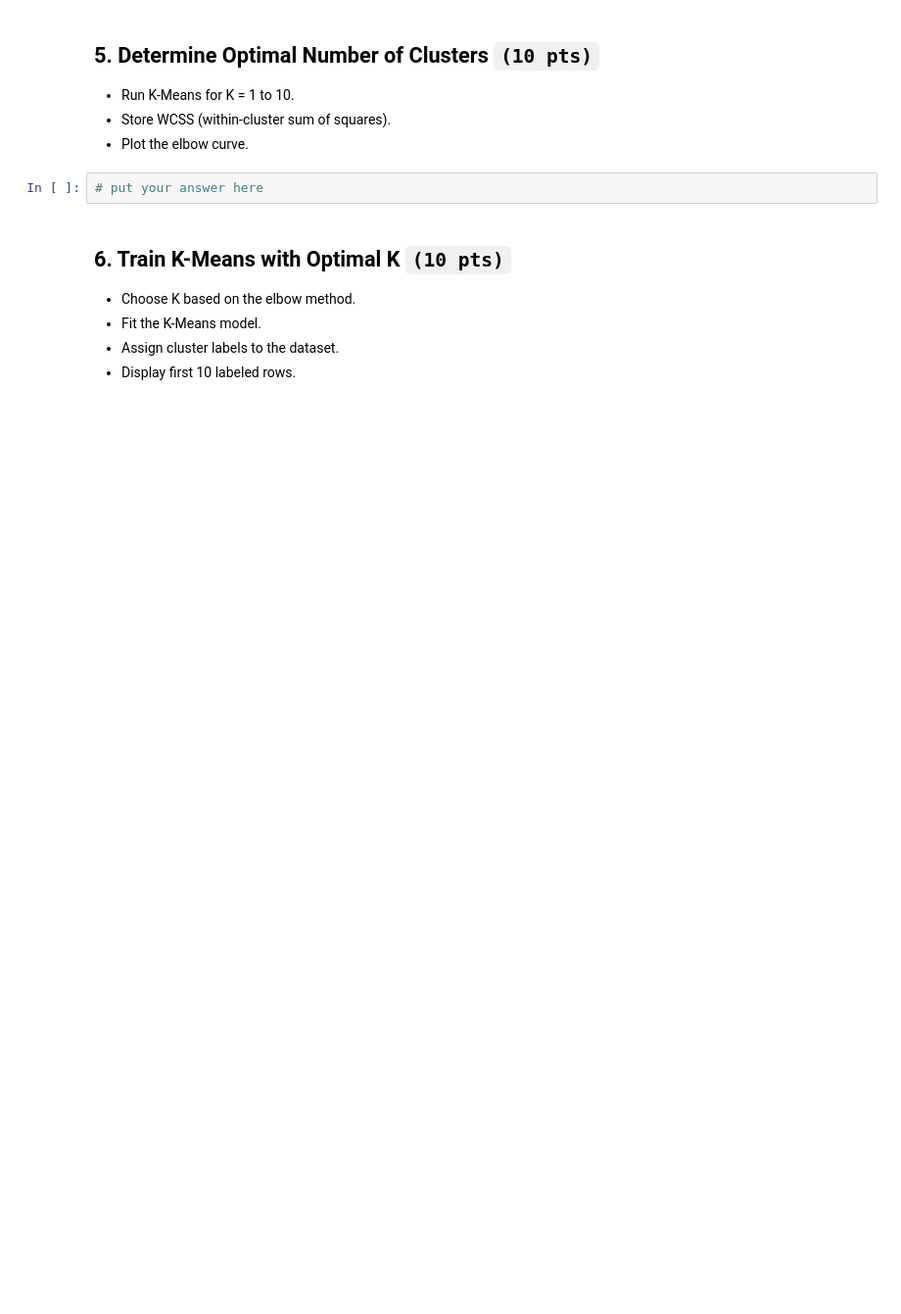
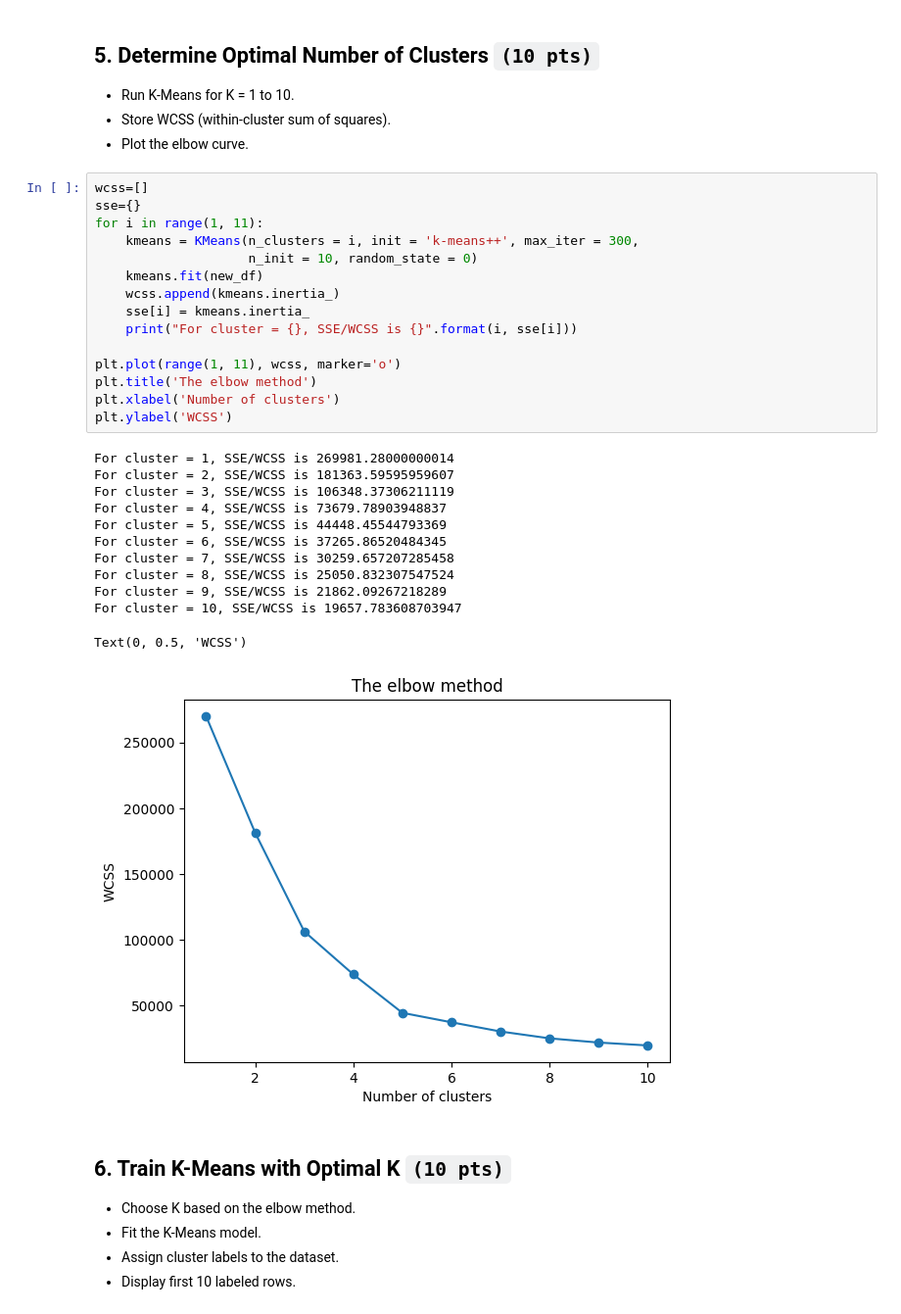
Before and after one commit to leonnmarcoo/CCADMACL_EXERCISES_COM232, a Jupyter notebook: Exercise 1B.ipynb, the cells around one changed output. Shown: that part at 98% size. Drawn from its saved outputs; the diff is of its cells as text; blank space fills up the shorter version.

```diff
--- a/Exercise 1B.ipynb
+++ b/Exercise 1B.ipynb
@@ -69,8 +119,34 @@ Display the first 10 rows. `(5 pts)`
 - Run K-Means for K = 1 to 10.
 - Store WCSS (within-cluster sum of squares).
 - Plot the elbow curve.
-# %%
-# put your answer here
+# %%
+wcss=[]
+sse={}
+for i in range(1, 11):
+    kmeans = KMeans(n_clusters = i, init = 'k-means++', max_iter = 300,
+                    n_init = 10, random_state = 0)
+    kmeans.fit(new_df)
+    wcss.append(kmeans.inertia_)
+    sse[i] = kmeans.inertia_
+    print("For cluster = {}, SSE/WCSS is {}".format(i, sse[i]))
+
+plt.plot(range(1, 11), wcss, marker='o')
+plt.title('The elbow method')
+plt.xlabel('Number of clusters')
+plt.ylabel('WCSS')
+# %% [output]
+For cluster = 1, SSE/WCSS is 269981.28000000014
+For cluster = 2, SSE/WCSS is 181363.59595959607
+For cluster = 3, SSE/WCSS is 106348.37306211119
+For cluster = 4, SSE/WCSS is 73679.78903948837
+For cluster = 5, SSE/WCSS is 44448.45544793369
+For cluster = 6, SSE/WCSS is 37265.86520484345
+For cluster = 7, SSE/WCSS is 30259.657207285458
+For cluster = 8, SSE/WCSS is 25050.832307547524
+For cluster = 9, SSE/WCSS is 21862.09267218289
+For cluster = 10, SSE/WCSS is 19657.783608703947
+Text(0, 0.5, 'WCSS')
+[figure, added]
 # %% [markdown]
 ## 6. Train K-Means with Optimal K `(10 pts)`
 
```
Also changed, not shown: parts of 29 cells of this notebook.
